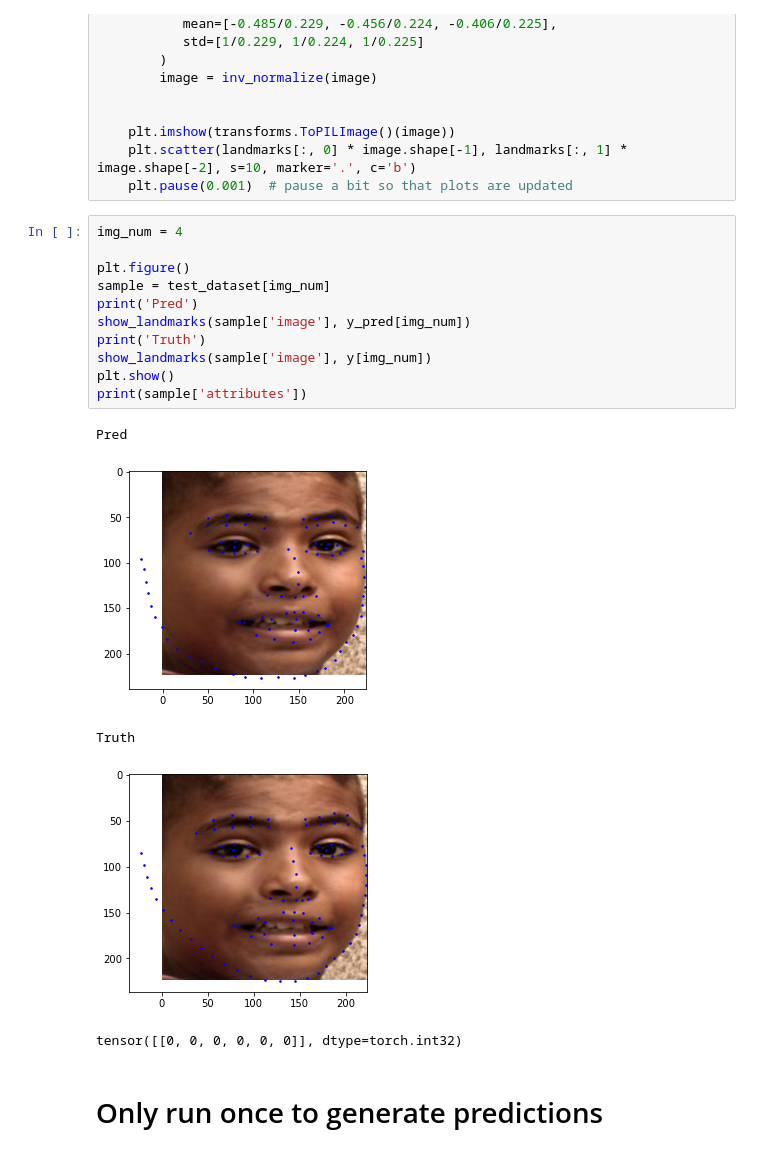
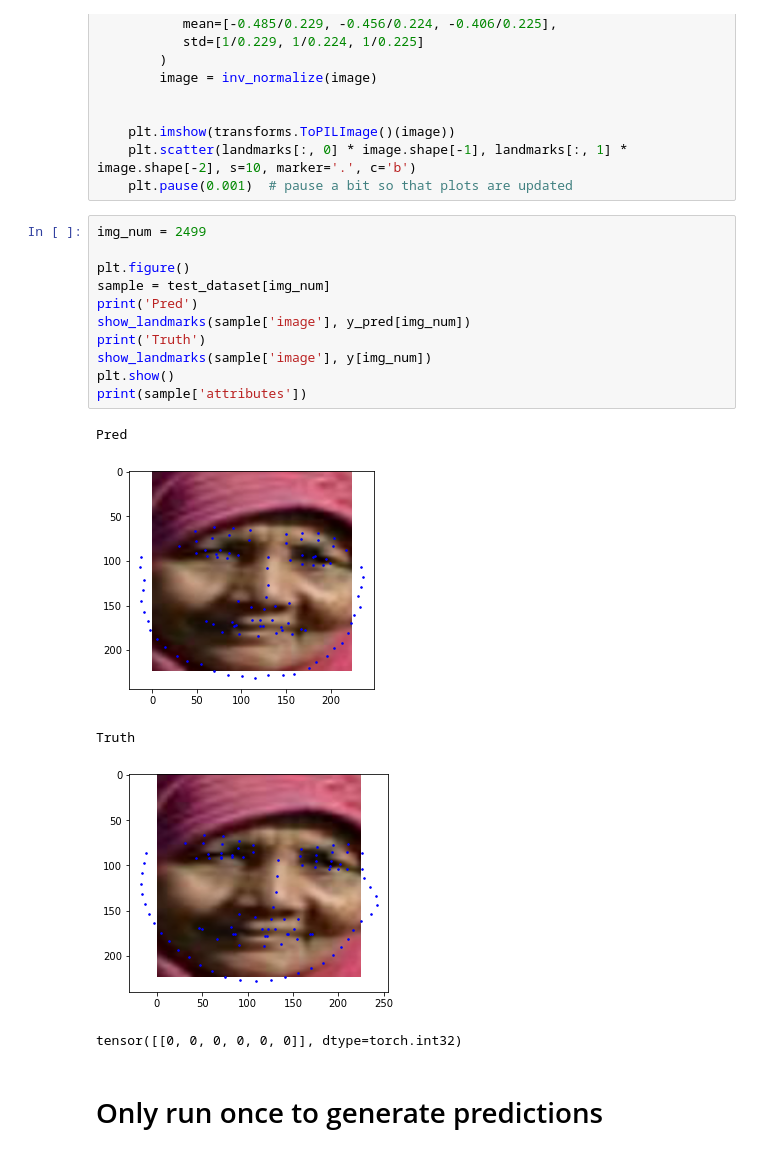
Before and after one commit to erikrozi/facial_landmark_debiasing, a Jupyter notebook: notebooks/evaluation-wflw.ipynb, the cells around one changed output. Drawn from its saved outputs; the diff is of its cells as text.

```diff
--- a/notebooks/evaluation-wflw.ipynb
+++ b/notebooks/evaluation-wflw.ipynb
@@ -147,21 +148,21 @@ def show_landmarks(image, landmarks, norm=True):
     plt.scatter(landmarks[:, 0] * image.shape[-1], landmarks[:, 1] * image.shape[-2], s=10, marker='.', c='b')
     plt.pause(0.001)  # pause a bit so that plots are updated
 # %%
-img_num = 4
+img_num = 2499
 
 plt.figure()
 sample = test_dataset[img_num]
 print('Pred')
 show_landmarks(sample['image'], y_pred[img_num])
 print('Truth')
 show_landmarks(sample['image'], y[img_num])
 plt.show()
 print(sample['attributes'])
 # %% [output]
 Pred
-[figure, old version]
+[figure, new version]
 Truth
-[figure, old version]
+[figure, new version]
 tensor([[0, 0, 0, 0, 0, 0]], dtype=torch.int32)
 # %% [markdown]
 # Only run once to generate predictions
```
Also changed, not shown: parts of 10 cells of this notebook, 2 other files.
